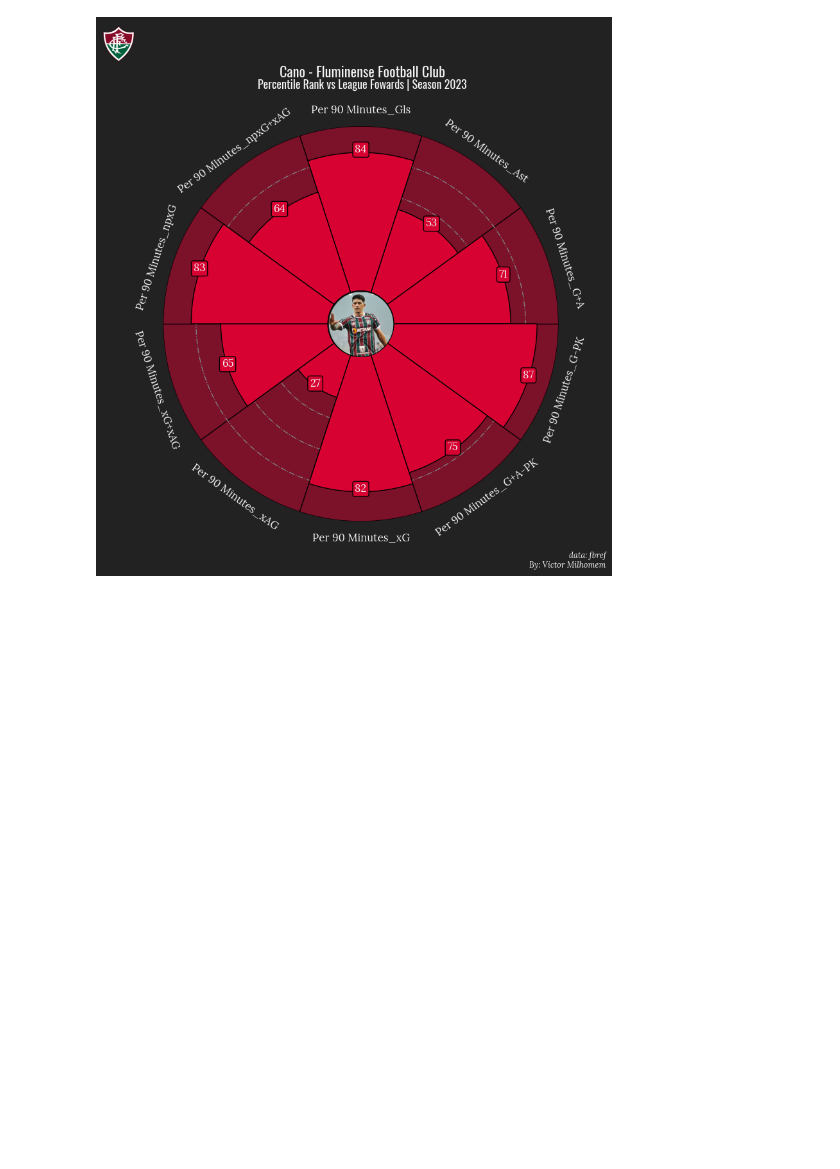
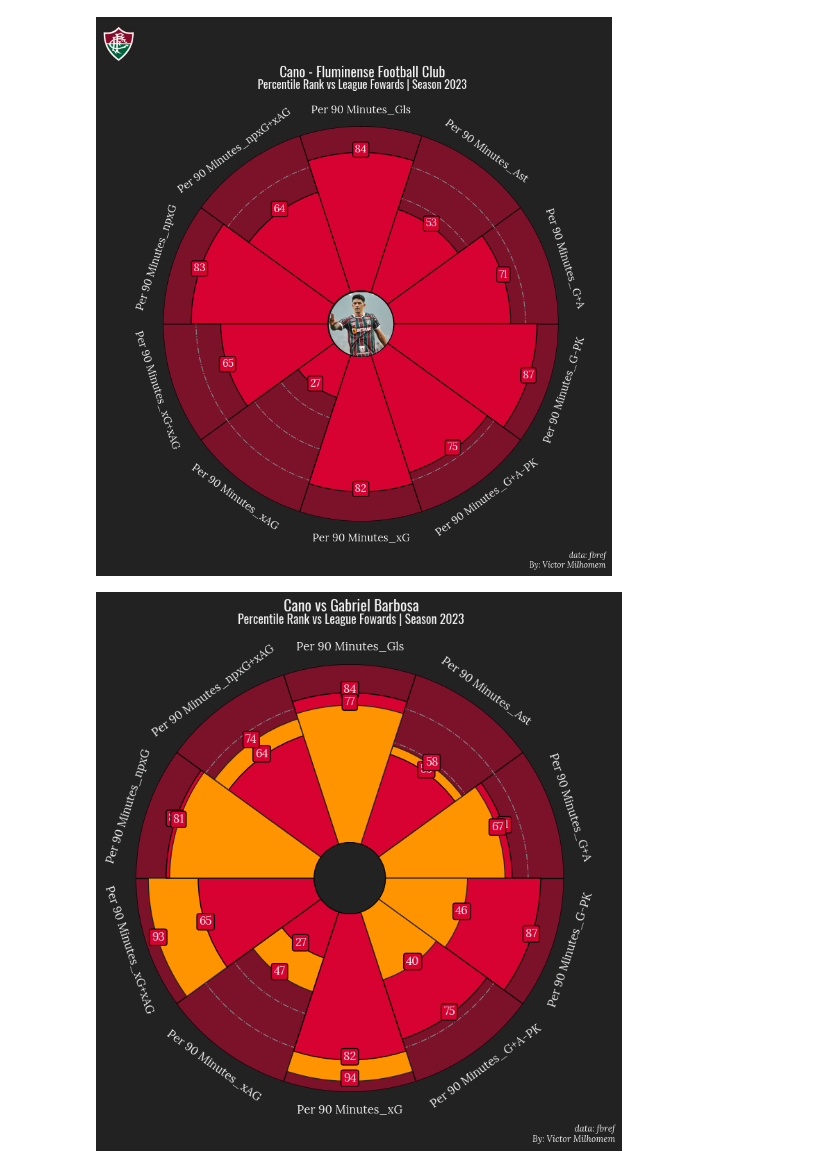
Before and after one commit to VictorMilhomem/fbrefScraper, a Jupyter notebook: fbref/pizza_plot.ipynb, the cells around one changed output. Drawn from its saved outputs; the diff is of its cells as text; code cells hidden in the pictures; blank space fills up the shorter version.

Commit message:
compare pizza plot

```diff
--- a/fbref/pizza_plot.ipynb
+++ b/fbref/pizza_plot.ipynb
@@ -162,3 +254,9 @@ team_image = Image.open(urlopen('https://tmssl.akamaized.net/images/wappen/head/
 plot.generate_simple_pizza_plot('Germán Cano', title, subtitle, 'data: fbref', 'By: Victor Milhomem', player_image, team_image)
 # %% [output]
 [figure]
+# %%
+title = "Cano vs Gabriel Barbosa"
+subtitle = "Percentile Rank vs League Fowards | Season 2023"
+plot.generate_compare_pizza_plot('Germán Cano', 'Gabriel Barbosa',title, subtitle, 'data: fbref', 'By: Victor Milhomem')
+# %% [output]
+[figure, added]
```
Also changed, not shown: parts of 1 cell of this notebook.
